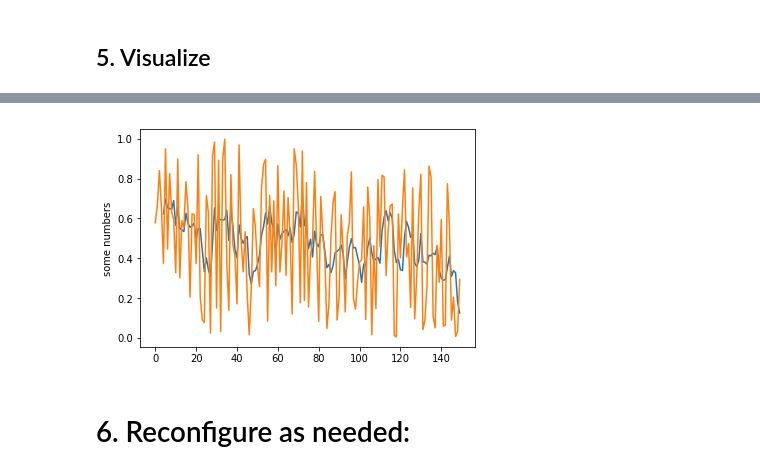
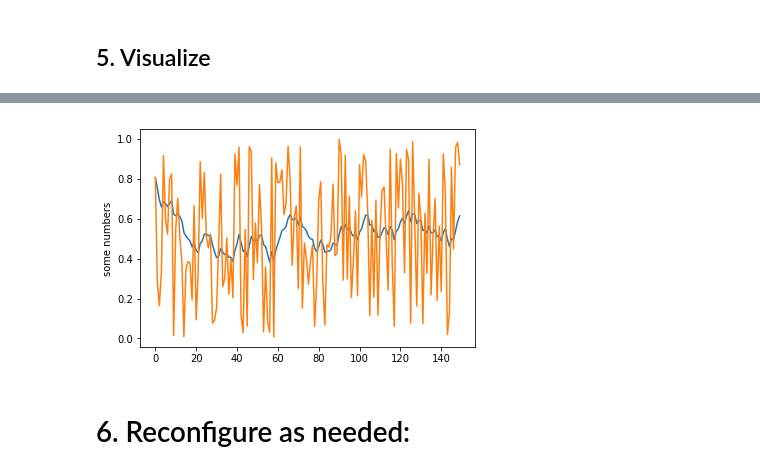
Before and after one commit to JustinGirard/processingNetwork, a Jupyter notebook: roughNotebooks/BasicDataProcessing.ipynb, the cells around one changed output, grey strips where cells are left out. Saved outputs shown, nothing was run; the diff lists cells and outputs as text; code cells hidden in the pictures.

```diff
--- a/roughNotebooks/BasicDataProcessing.ipynb
+++ b/roughNotebooks/BasicDataProcessing.ipynb
@@ -65,3 +15,20 @@ class PointBuffer(ProcessingNode):
+# %%
+class MovingAverage(ProcessingNode):
+
+    def do_input(self,feature,context):
+        point =  feature['point']
+        if not 'past_number' in context:
+            context['past_number'] = point
+        context['past_number'] = 0.9*context['past_number'] + point*0.1
+        return context['past_number']
+# %%
+class PointBuffer(ProcessingNode):
+
+    def do_input(self,feature,context):
+        # Do some work
+        #print(context['points'])
+        #context['points'] = context['points'] + 1
+        return {'data':feature['point'],'test':1}
 # %% [markdown]
 ## 3. Create a two node network
 # %%
@@ -70,12 +37,12 @@ p_def = {}
 p_def['PointBuffer']= {'name':'PointBuffer',
              'type': PointBuffer,
              'settings':{'points':10, 'input':'number'}, ######## NOTE: Setting points to 10
-             'dependencies':[]}
+             'dependencies':{'input':{'point':['__ref','point_in']}}}
 
 p_def['MovingAverage']= {'name':'MovingAverage',
              'type': MovingAverage,
              'settings':{},
-             'dependencies':['PointBuffer']}
+             'dependencies':{'input':{'point':['__ref','PointBuffer','data']}}}
 
 pn = ProcessingNetwork(p_def)
 # %% [markdown]
@@ -83,7 +50,7 @@ pn = ProcessingNetwork(p_def)
 # %%
 features = []
 for p in data:
-    feature = {'number' : p[0]}
+    feature = {'point_in' : p[0]}
     feature = pn.process(feature)
     features.append(feature)
 print(len(features))
@@ -117,12 +104,12 @@ df = pd.DataFrame(features)
 # %%
 import matplotlib.pyplot as plt
 plt.plot(df['MovingAverage'])
-plt.plot(df['number'])
+plt.plot(df['PointBuffer'])
 
 plt.ylabel('some numbers')
 plt.show()
 # %% [output]
-[figure, old version]
+[figure, new version]
 # %% [markdown]
 # 6. Reconfigure as needed:
 # %%
```
Also changed, not shown: parts of 6 cells of this notebook.
